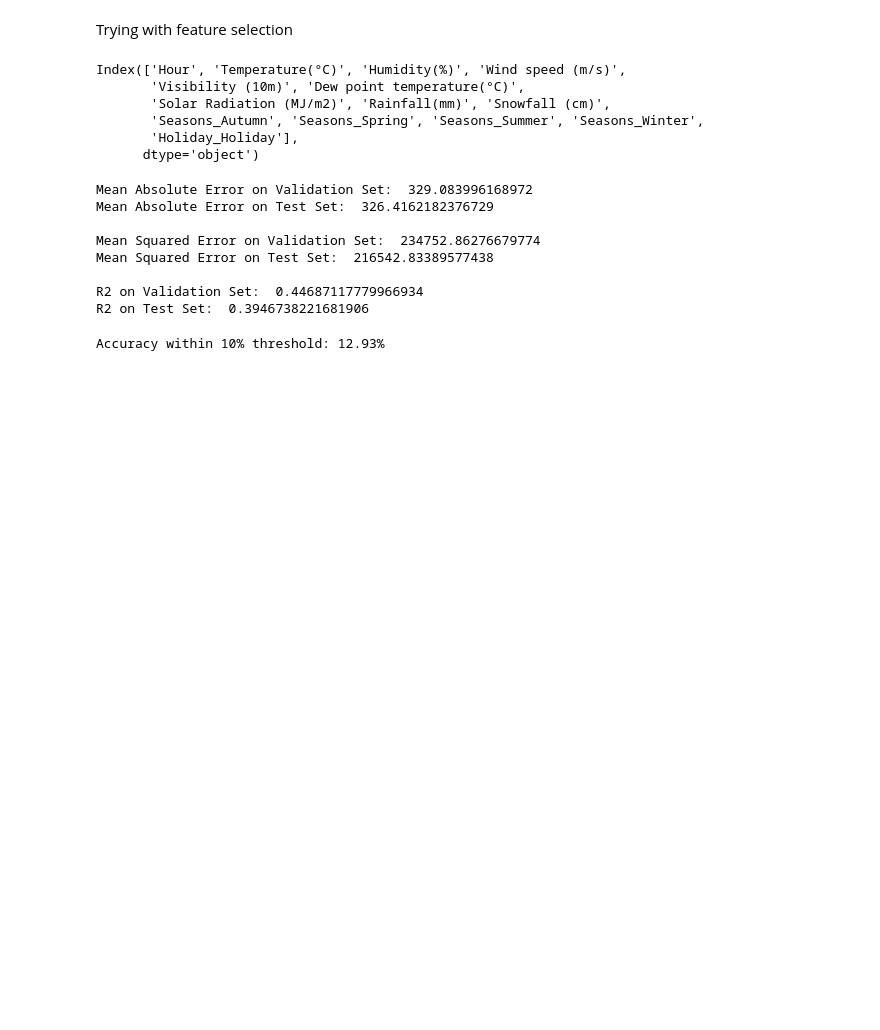
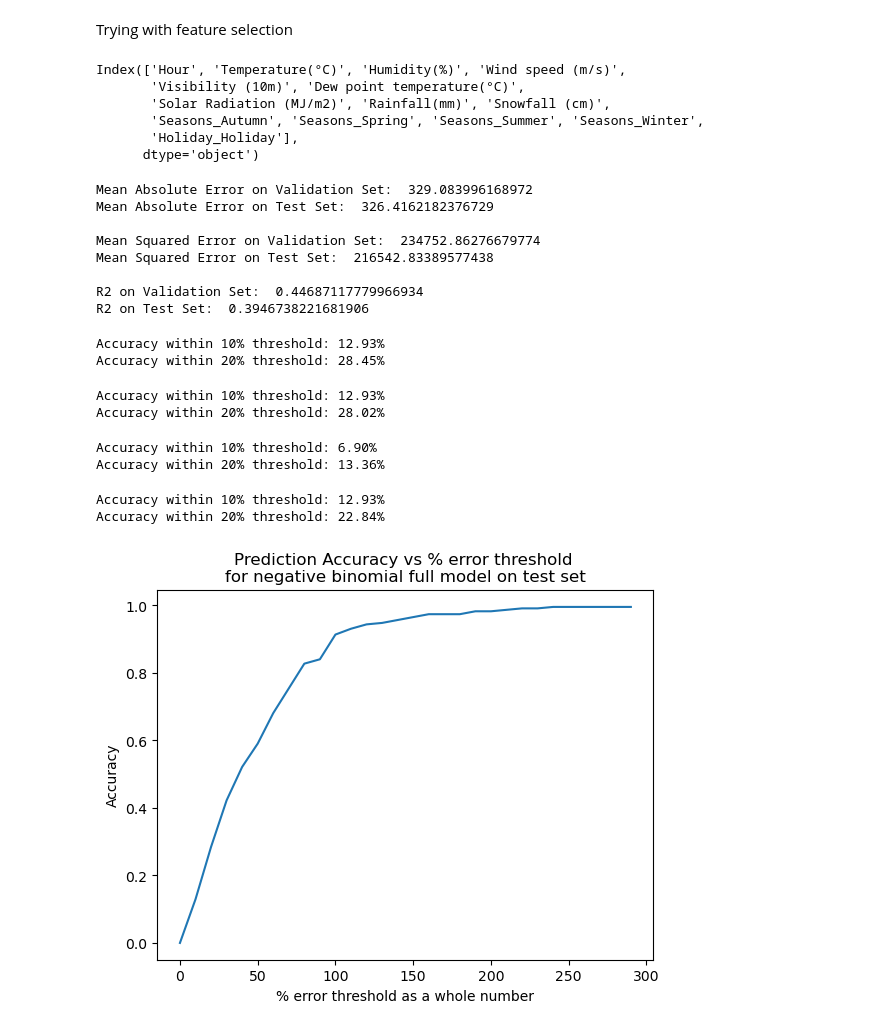
Before and after one commit to nelischalich/CS584-Seoul-Bike-Sharing, a Jupyter notebook: linear_model.ipynb, the cells around one changed output. Cells and saved outputs as stored; diff of their text form; code cells hidden in the pictures; blank space fills up the shorter version.

```diff
--- a/linear_model.ipynb
+++ b/linear_model.ipynb
@@ -257,9 +257,61 @@ def accuracy_within_range(pred, actual, threshold):
 
 # Set the threshold (e.g., 5%)
 threshold_percent = 10
+threshold_twenty = 20
 
 # Calculate accuracy
 test_accuracy = accuracy_within_range(y_test, nb_test_pred, threshold_percent)
 print(f"Accuracy within {threshold_percent}% threshold: {test_accuracy * 100:.2f}%")
+
+test_accuracy = accuracy_within_range(y_test, nb_test_pred, threshold_twenty)
+print(f"Accuracy within {threshold_twenty}% threshold: {test_accuracy * 100:.2f}%")
 # %% [output]
 Accuracy within 10% threshold: 12.93%
+Accuracy within 20% threshold: 28.45%
+# %%
+# Calculate accuracy
+test_accuracy = accuracy_within_range(y_test, sel_nb_test_pred, threshold_percent)
+print(f"Accuracy within {threshold_percent}% threshold: {test_accuracy * 100:.2f}%")
+
+test_accuracy = accuracy_within_range(y_test, sel_nb_test_pred, threshold_twenty)
+print(f"Accuracy within {threshold_twenty}% threshold: {test_accuracy * 100:.2f}%")
+# %% [output]
+Accuracy within 10% threshold: 12.93%
+Accuracy within 20% threshold: 28.02%
+# %%
+# Calculate accuracy
+test_accuracy = accuracy_within_range(y_test, poisson_test_pred, threshold_percent)
+print(f"Accuracy within {threshold_percent}% threshold: {test_accuracy * 100:.2f}%")
+
+test_accuracy = accuracy_within_range(y_test, poisson_test_pred, threshold_twenty)
+print(f"Accuracy within {threshold_twenty}% threshold: {test_accuracy * 100:.2f}%")
+# %% [output]
+Accuracy within 10% threshold: 6.90%
+Accuracy within 20% threshold: 13.36%
+# %%
+# Calculate accuracy
+test_accuracy = accuracy_within_range(y_test, linear_test_pred, threshold_percent)
+print(f"Accuracy within {threshold_percent}% threshold: {test_accuracy * 100:.2f}%")
+
+test_accuracy = accuracy_within_range(y_test, linear_test_pred, threshold_twenty)
+print(f"Accuracy within {threshold_twenty}% threshold: {test_accuracy * 100:.2f}%")
+# %% [output]
+Accuracy within 10% threshold: 12.93%
+Accuracy within 20% threshold: 22.84%
+# %%
+# Calculate accuracy
+acc_on_thresh_forboosted = []
+x_vals = []
+
+for i in range (0, 300, 10):
+  test_accuracy = accuracy_within_range(y_test, nb_test_pred, i)
+  x_vals.append(i)
+  acc_on_thresh_forboosted.append(test_accuracy)
+
+plt.plot(x_vals, acc_on_thresh_forboosted)
+plt.xlabel('% error threshold as a whole number')
+plt.ylabel('Accuracy')
+plt.title('Prediction Accuracy vs % error threshold \nfor negative binomial full model on test set')
+plt.show()
+# %% [output]
+[figure, added]
```
Also changed, not shown: 1 other file.
